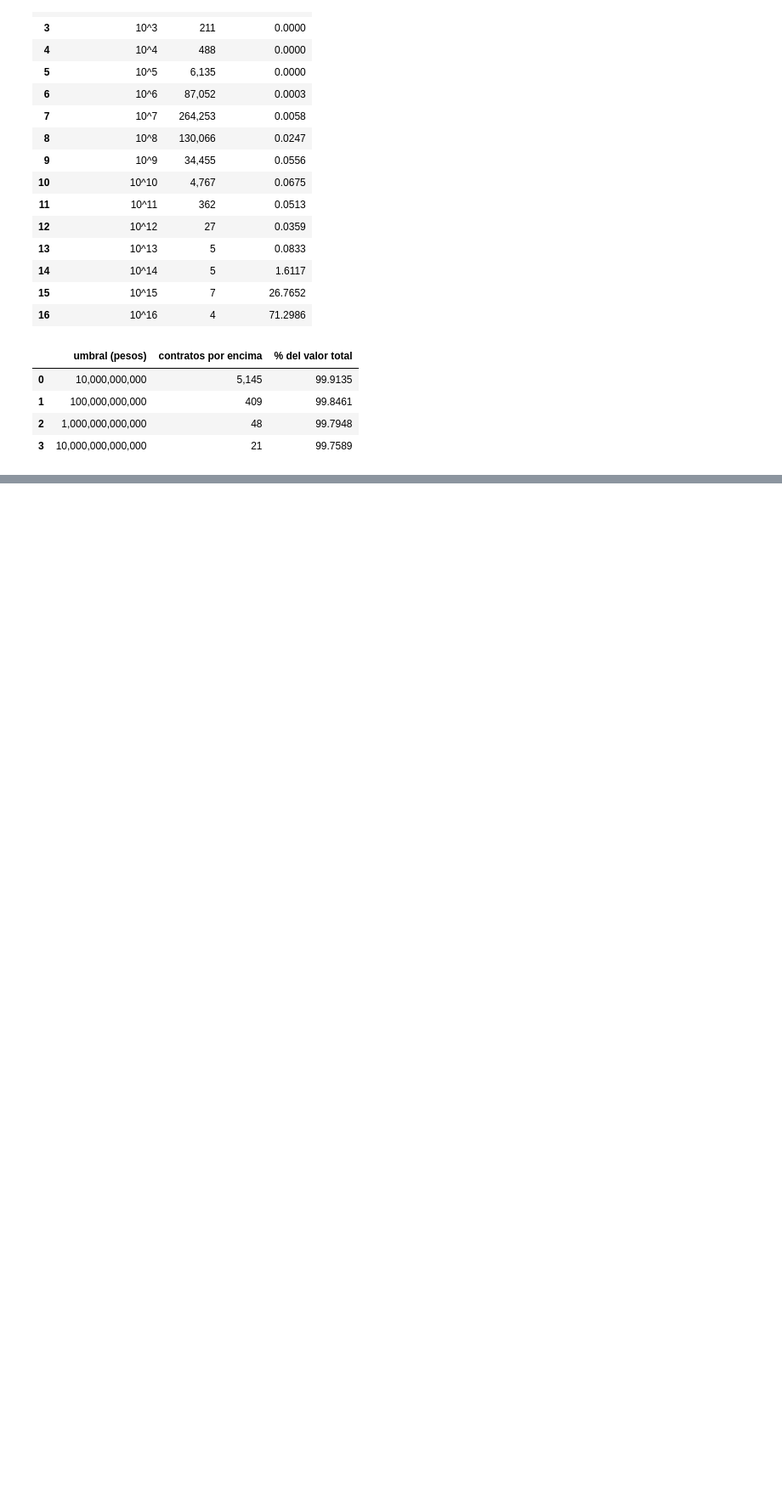
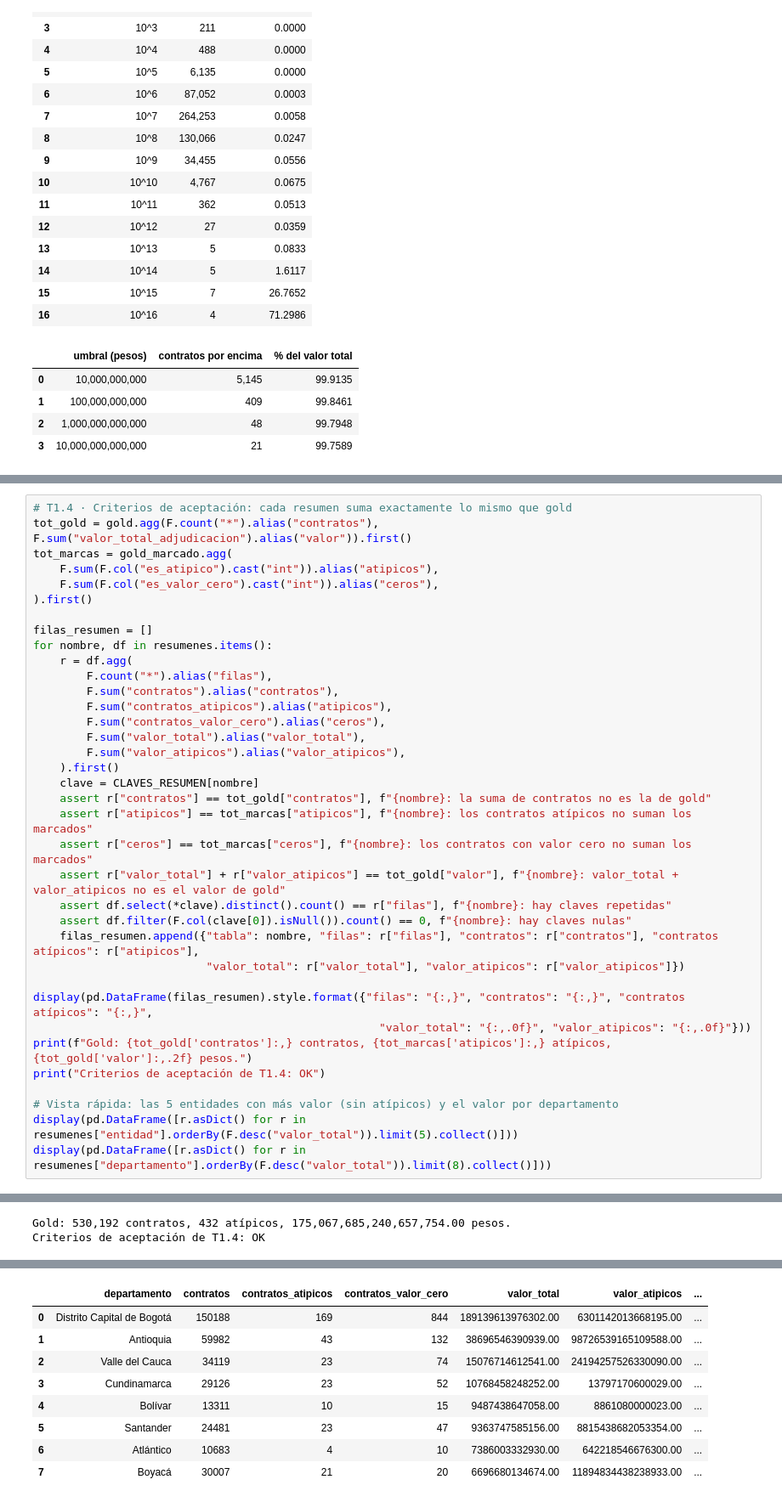
Before and after one commit to PalomaresJonatan13/pamd-secop, a Jupyter notebook: notebooks/04_corte3_silver_gold.ipynb, the cells around one changed output, grey strips where cells are left out. Shown at 85% size. Drawn from its saved outputs; the diff is of its cells as text; blank space fills up the shorter version.

Commit message:
T1.4: tablas resumen por entidad, contratista, departamento y mes en procesado/
T1.5 usa la razón valor / precio base (432 atípicos, 99 NIT unificados)

```diff
--- a/notebooks/04_corte3_silver_gold.ipynb
+++ b/notebooks/04_corte3_silver_gold.ipynb
@@ -905,0 +1141,37 @@ display(Markdown(f"""
+# %%
+# T1.4 · Criterios de aceptación: cada resumen suma exactamente lo mismo que gold
+tot_gold = gold.agg(F.count("*").alias("contratos"), F.sum("valor_total_adjudicacion").alias("valor")).first()
+tot_marcas = gold_marcado.agg(
+    F.sum(F.col("es_atipico").cast("int")).alias("atipicos"),
+    F.sum(F.col("es_valor_cero").cast("int")).alias("ceros"),
+).first()
+
+filas_resumen = []
+for nombre, df in resumenes.items():
+    r = df.agg(
+        F.count("*").alias("filas"),
+        F.sum("contratos").alias("contratos"),
+        F.sum("contratos_atipicos").alias("atipicos"),
+        F.sum("contratos_valor_cero").alias("ceros"),
+        F.sum("valor_total").alias("valor_total"),
+        F.sum("valor_atipicos").alias("valor_atipicos"),
+    ).first()
+    clave = CLAVES_RESUMEN[nombre]
+    assert r["contratos"] == tot_gold["contratos"], f"{nombre}: la suma de contratos no es la de gold"
+    assert r["atipicos"] == tot_marcas["atipicos"], f"{nombre}: los contratos atípicos no suman los marcados"
+    assert r["ceros"] == tot_marcas["ceros"], f"{nombre}: los contratos con valor cero no suman los marcados"
+    assert r["valor_total"] + r["valor_atipicos"] == tot_gold["valor"], f"{nombre}: valor_total + valor_atipicos no es el valor de gold"
+    assert df.select(*clave).distinct().count() == r["filas"], f"{nombre}: hay claves repetidas"
+    assert df.filter(F.col(clave[0]).isNull()).count() == 0, f"{nombre}: hay claves nulas"
+    filas_resumen.append({"tabla": nombre, "filas": r["filas"], "contratos": r["contratos"], "contratos atípicos": r["atipicos"],
+                          "valor_total": r["valor_total"], "valor_atipicos": r["valor_atipicos"]})
+
+display(pd.DataFrame(filas_resumen).style.format({"filas": "{:,}", "contratos": "{:,}", "contratos atípicos": "{:,}",
+                                                    "valor_total": "{:,.0f}", "valor_atipicos": "{:,.0f}"}))
+print(f"Gold: {tot_gold['contratos']:,} contratos, {tot_marcas['atipicos']:,} atípicos, {tot_gold['valor']:,.2f} pesos.")
+print("Criterios de aceptación de T1.4: OK")
+
+# Vista rápida: las 5 entidades con más valor (sin atípicos) y el valor por departamento
+display(pd.DataFrame([r.asDict() for r in resumenes["entidad"].orderBy(F.desc("valor_total")).limit(5).collect()]))
+display(pd.DataFrame([r.asDict() for r in resumenes["departamento"].orderBy(F.desc("valor_total")).limit(8).collect()]))
+# %% [output]
@@ -905,0 +1183,2 @@ display(Markdown(f"""
+Gold: 530,192 contratos, 432 atípicos, 175,067,685,240,657,754.00 pesos.
+Criterios de aceptación de T1.4: OK
@@ -905,0 +1191,9 @@ display(Markdown(f"""
+|  | departamento | contratos | contratos_atipicos | contratos_valor_cero | valor_total | valor_atipicos | ... |
+| 0 | Distrito Capital de Bogotá | 150188 | 169 | 844 | 189139613976302.00 | 6301142013668195.00 | ... |
+| 1 | Antioquia | 59982 | 43 | 132 | 38696546390939.00 | 98726539165109588.00 | ... |
+| 2 | Valle del Cauca | 34119 | 23 | 74 | 15076714612541.00 | 24194257526330090.00 | ... |
+| 3 | Cundinamarca | 29126 | 23 | 52 | 10768458248252.00 | 13797170600029.00 | ... |
+| 4 | Bolívar | 13311 | 10 | 15 | 9487438647058.00 | 8861080000023.00 | ... |
+| 5 | Santander | 24481 | 23 | 47 | 9363747585156.00 | 8815438682053354.00 | ... |
+| 6 | Atlántico | 10683 | 4 | 10 | 7386003332930.00 | 642218546676300.00 | ... |
+| 7 | Boyacá | 30007 | 21 | 20 | 6696680134674.00 | 11894834438238933.00 | ... |
```
Also changed, not shown: parts of 18 cells of this notebook, 2 other files.
